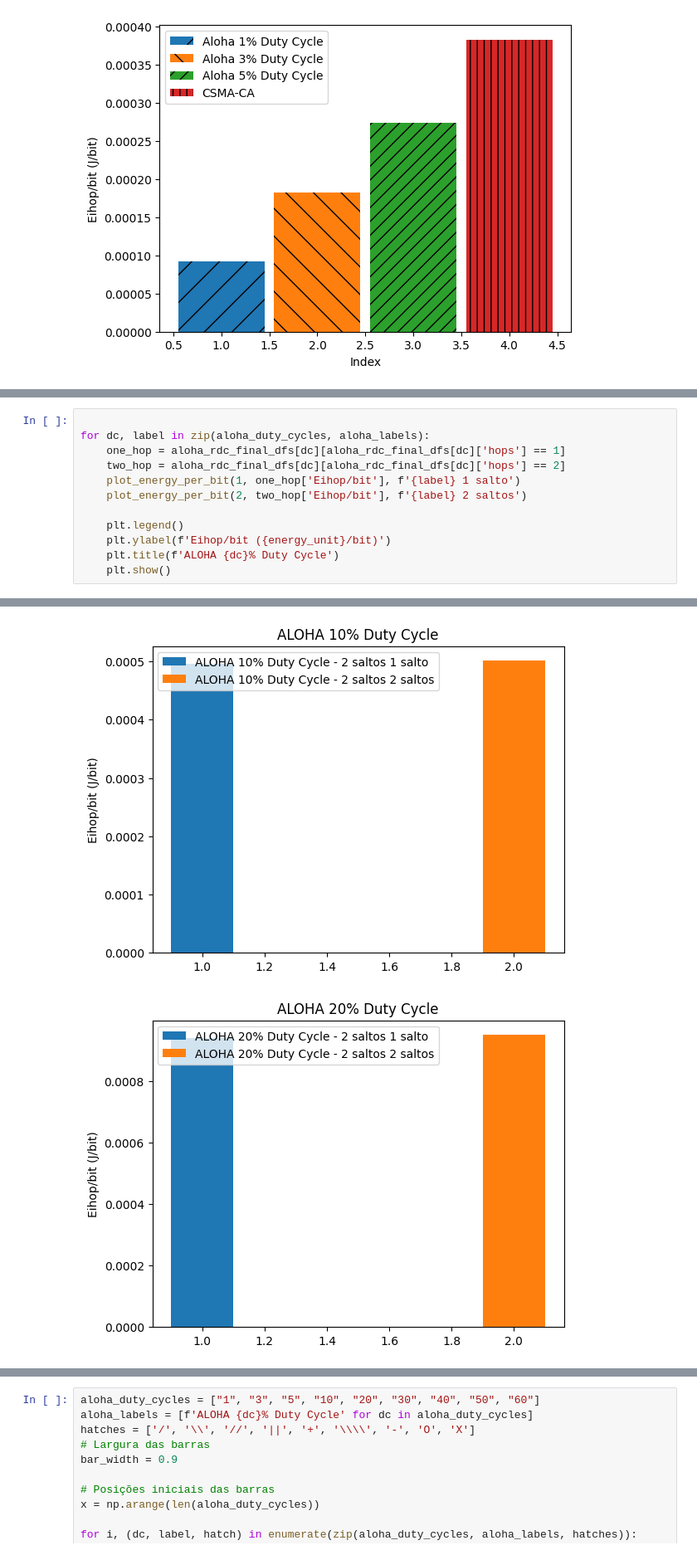
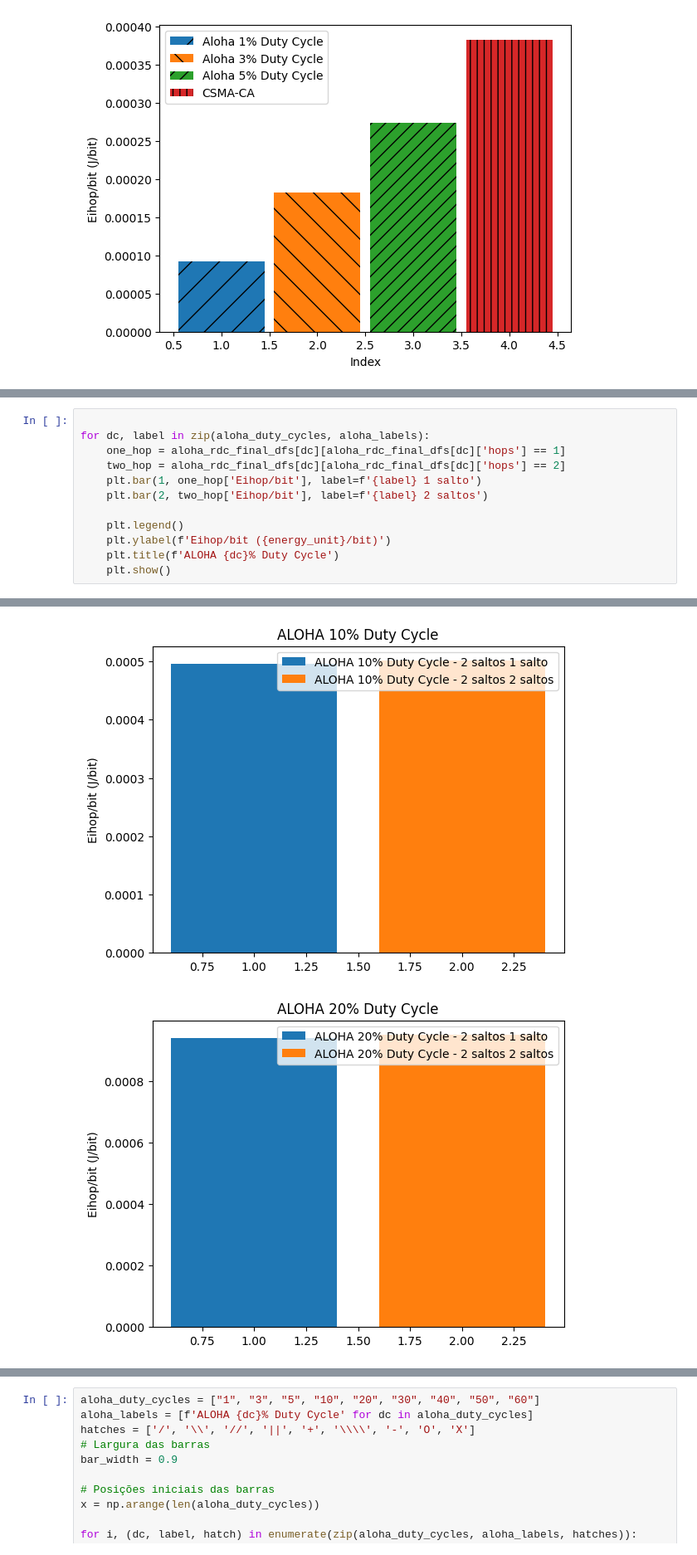
Before and after one commit to KilnerJhow/contiki-aloha, a Jupyter notebook: tcc/confidence_interval.ipynb, the cells around one changed output, grey strips where cells are left out. Shown at 83% size. Saved outputs shown, nothing was run; the diff lists cells and outputs as text.

```diff
--- a/tcc/confidence_interval.ipynb
+++ b/tcc/confidence_interval.ipynb
@@ -301,8 +302,8 @@ plt.show()
 for dc, label in zip(aloha_duty_cycles, aloha_labels):
     one_hop = aloha_rdc_final_dfs[dc][aloha_rdc_final_dfs[dc]['hops'] == 1]
     two_hop = aloha_rdc_final_dfs[dc][aloha_rdc_final_dfs[dc]['hops'] == 2]
-    plot_energy_per_bit(1, one_hop['Eihop/bit'], f'{label} 1 salto')
-    plot_energy_per_bit(2, two_hop['Eihop/bit'], f'{label} 2 saltos')
+    plt.bar(1, one_hop['Eihop/bit'], label=f'{label} 1 salto')
+    plt.bar(2, two_hop['Eihop/bit'], label=f'{label} 2 saltos')
 
     plt.legend()
     plt.ylabel(f'Eihop/bit ({energy_unit}/bit)')
@@ -315,2 +316,2 @@ for dc, label in zip(aloha_duty_cycles, aloha_labels):
-[figure, old version]
+[figure, new version]
-[figure, old version]
+[figure, new version]
```
Also changed, not shown: parts of 6 cells of this notebook.
